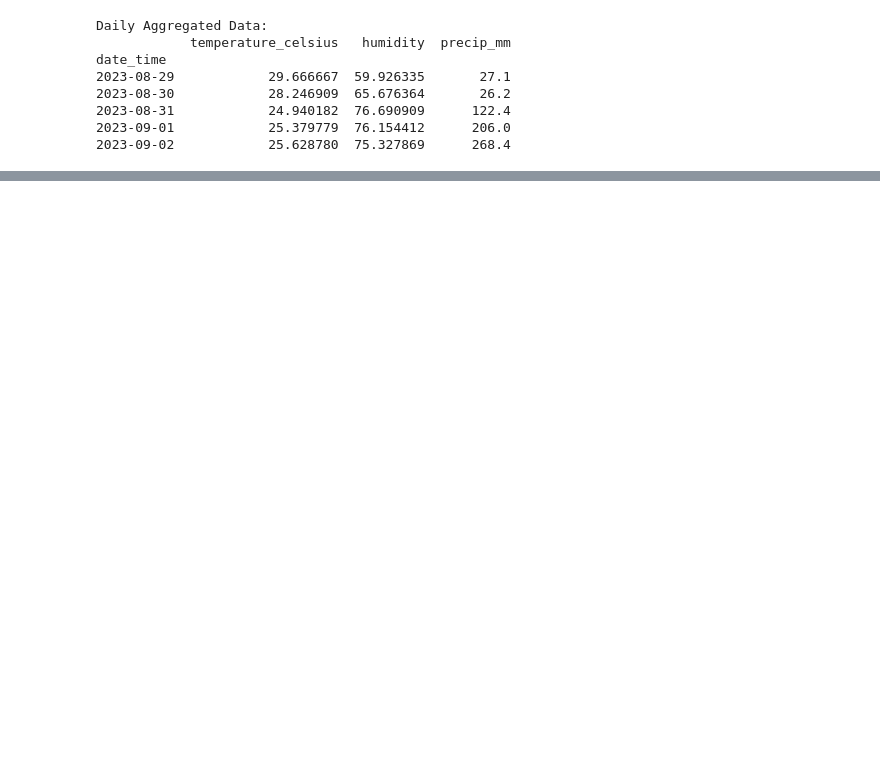
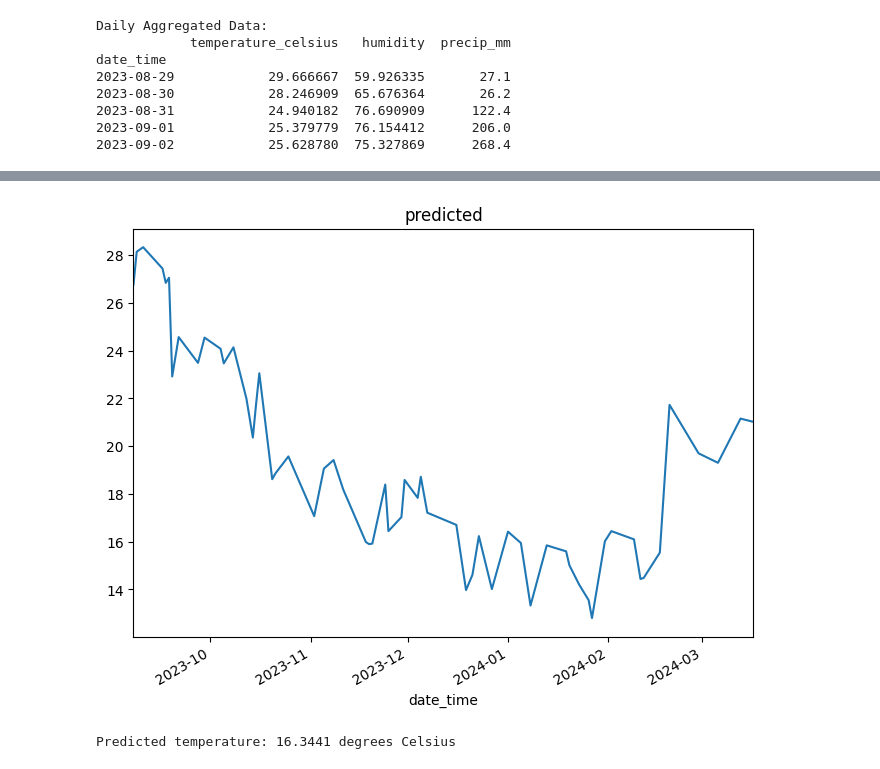
Before and after one commit to raunak01-raj/Weather-prediction, a Jupyter notebook: WP (SVM).ipynb, the cells around one changed output, grey strips where cells are left out. Cells and saved outputs as stored; diff of their text form; code cells hidden in the pictures; blank space fills up the shorter version.

```diff
--- a/WP (SVM).ipynb
+++ b/WP (SVM).ipynb
@@ -233,0 +210,16 @@ array([15.17008623, 21.57835065, 19.68023304, 17.08658939, 19.62922688,
+# %%
+import pandas as pd
+
+
+df1 = pd.DataFrame(y_test)
+df2 = pd.DataFrame(y_pred)
+
+df1.index = y_test.index
+df2.index = df1.index
+
+
+
+difference = pd.DataFrame({'difference': df1.iloc[:, 0] - df2.iloc[:, 0]})
+
+merged_df = pd.concat([df1, df2, difference], axis=1)
+merged_df
@@ -234,3 +245,20 @@ array([15.17008623, 21.57835065, 19.68023304, 17.08658939, 19.62922688,
+# %%
+merged_df['Predicted Value'].plot(title='predicted', figsize=(8, 6)).autoscale(axis='x', tight=True)
+# %% [output]
+[figure, added]
+# %%
+import numpy as np
+from sklearn.svm import SVR
+
+new_data = np.array([[5.0,30.02,0.0,38,12.4]])
+
+# Predict the temperature for the new data
+predicted_temperature = svr.predict(new_data)
+
+# Print the predicted temperature
+print(f"Predicted temperature: {predicted_temperature[0]:.4f} degrees Celsius")
+# %% [output]
+Predicted temperature: 16.3441 degrees Celsius
 # %%
 from sklearn.metrics import r2_score
 # %%
```
Also changed, not shown: parts of 25 cells of this notebook, 36 other files.
